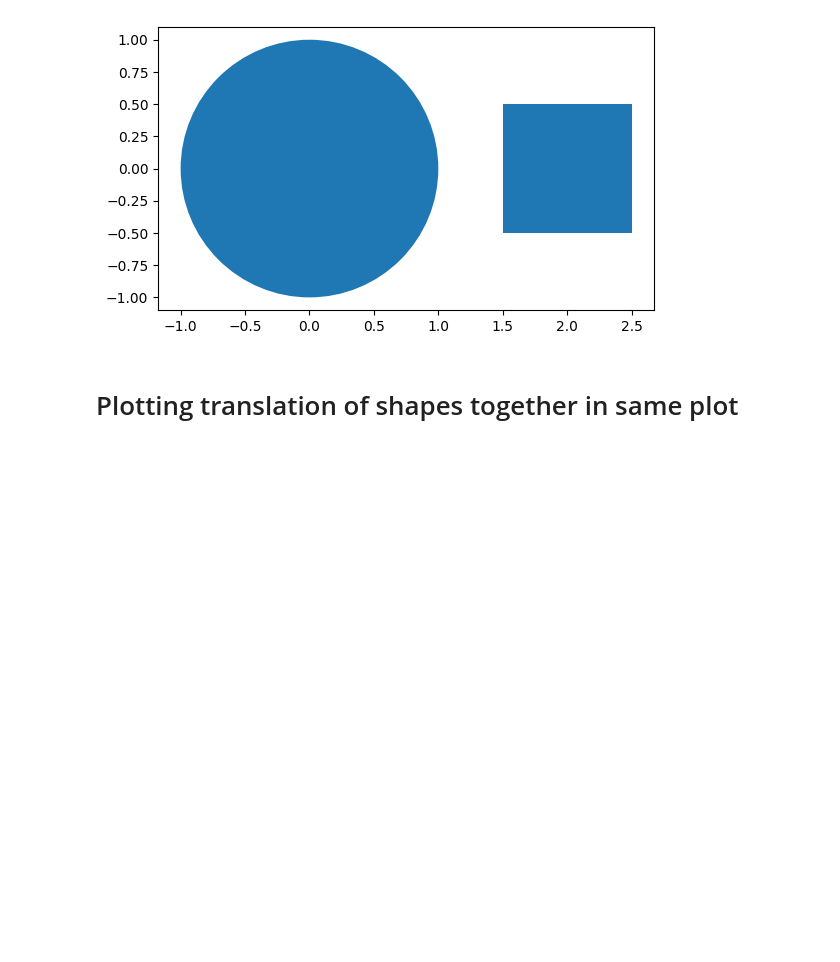
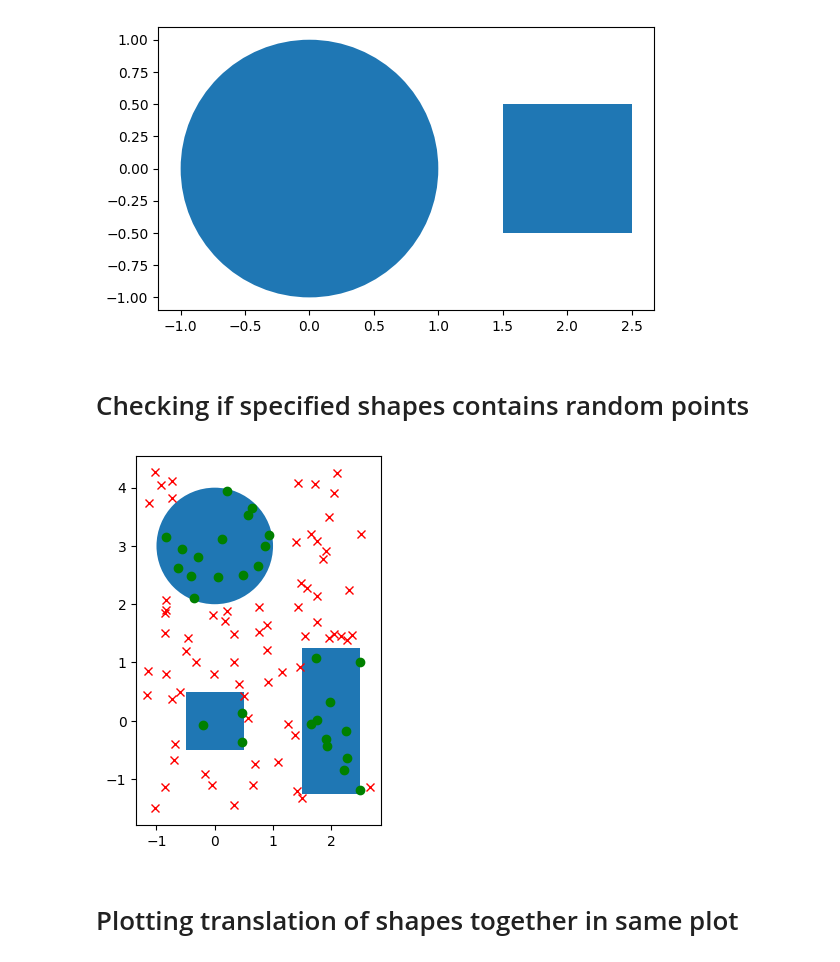
Before and after one commit to Andreas-Svensson/python, a Jupyter notebook: Laborations/Geometry OOP/using_shapes.ipynb, the cells around one changed output. Saved outputs shown, nothing was run; the diff lists cells and outputs as text; code cells hidden in the pictures; blank space fills up the shorter version.

Commit message:
new cell checking if shapes contain random points

```diff
--- a/Laborations/Geometry OOP/using_shapes.ipynb
+++ b/Laborations/Geometry OOP/using_shapes.ipynb
@@ -16,6 +17,30 @@ ax.autoscale()
 ax.set_aspect(1)
 # %% [output]
 [figure]
+# %% [markdown]
+# Checking if specified shapes contains random points
+# %%
+fig, ax = plt.subplots()
+shape_list = [c1, r1, r2] = Circle(y=3), Rectangle(x=2, height=2.5), Rectangle()
+
+# plotting all shapes:
+for shape in shape_list:
+    ax.add_patch(shape.plot())
+ax.autoscale()
+ax.set_aspect(1)
+xlim, ylim = ax.get_xlim(), ax.get_ylim()
+
+# randomizing points and checking if they are in any of the shapes:
+points = 100 # amount of random points to generate
+x_randoms, y_randoms = np.random.uniform(xlim[0], xlim[1], points), np.random.uniform(ylim[0], ylim[1], points)
+for x, y in zip(x_randoms, y_randoms):
+    check_contains = [True for shape in shape_list if shape.contains_point(x, y)]
+    if True in check_contains:
+        plt.plot(x, y, 'o', color = "green")
+    else:
+        plt.plot(x, y, 'x', color = "red")
+# %% [output]
+[figure, added]
 # %% [markdown]
 # Plotting translation of shapes together in same plot
 # %%
```
Also changed, not shown: parts of 2 cells of this notebook.
